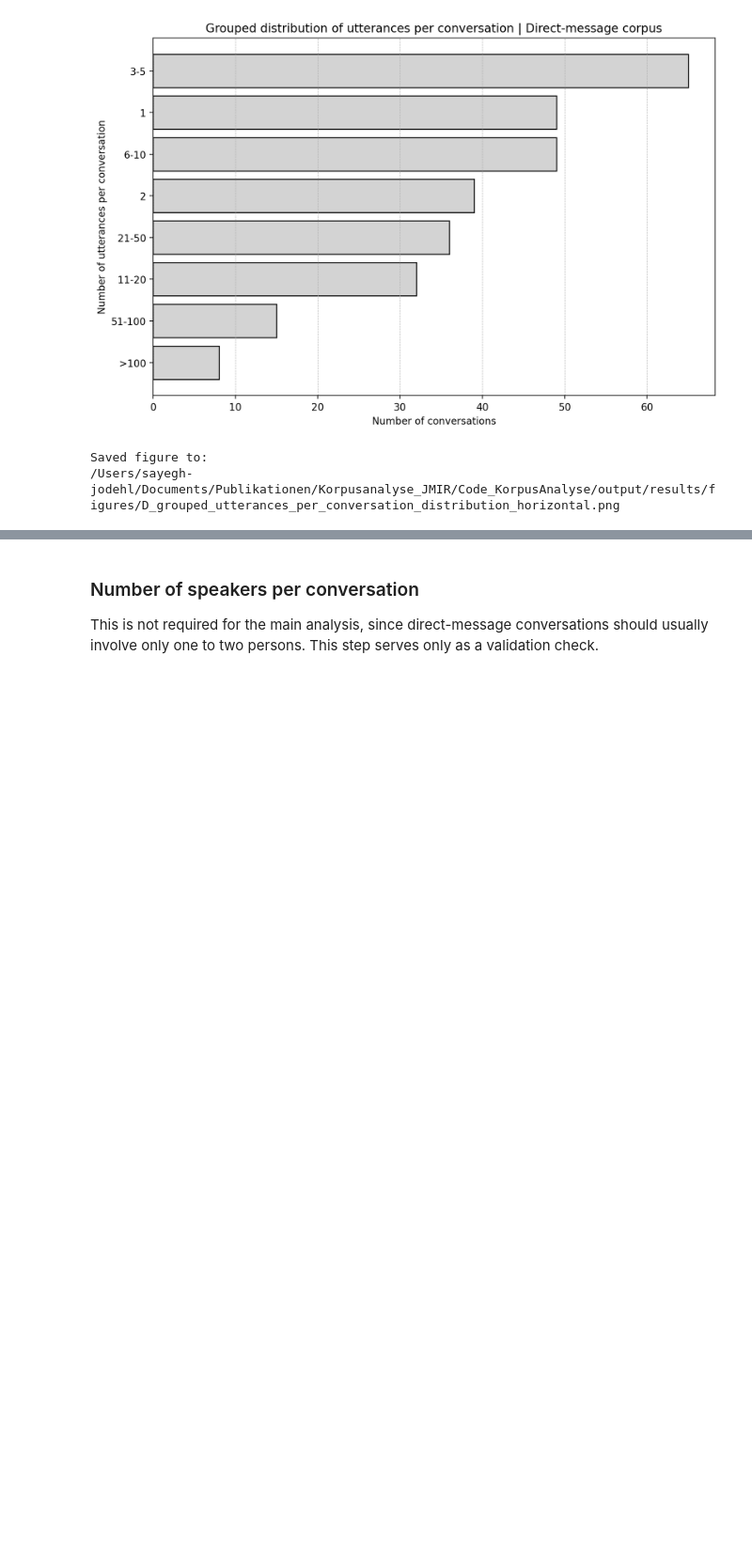
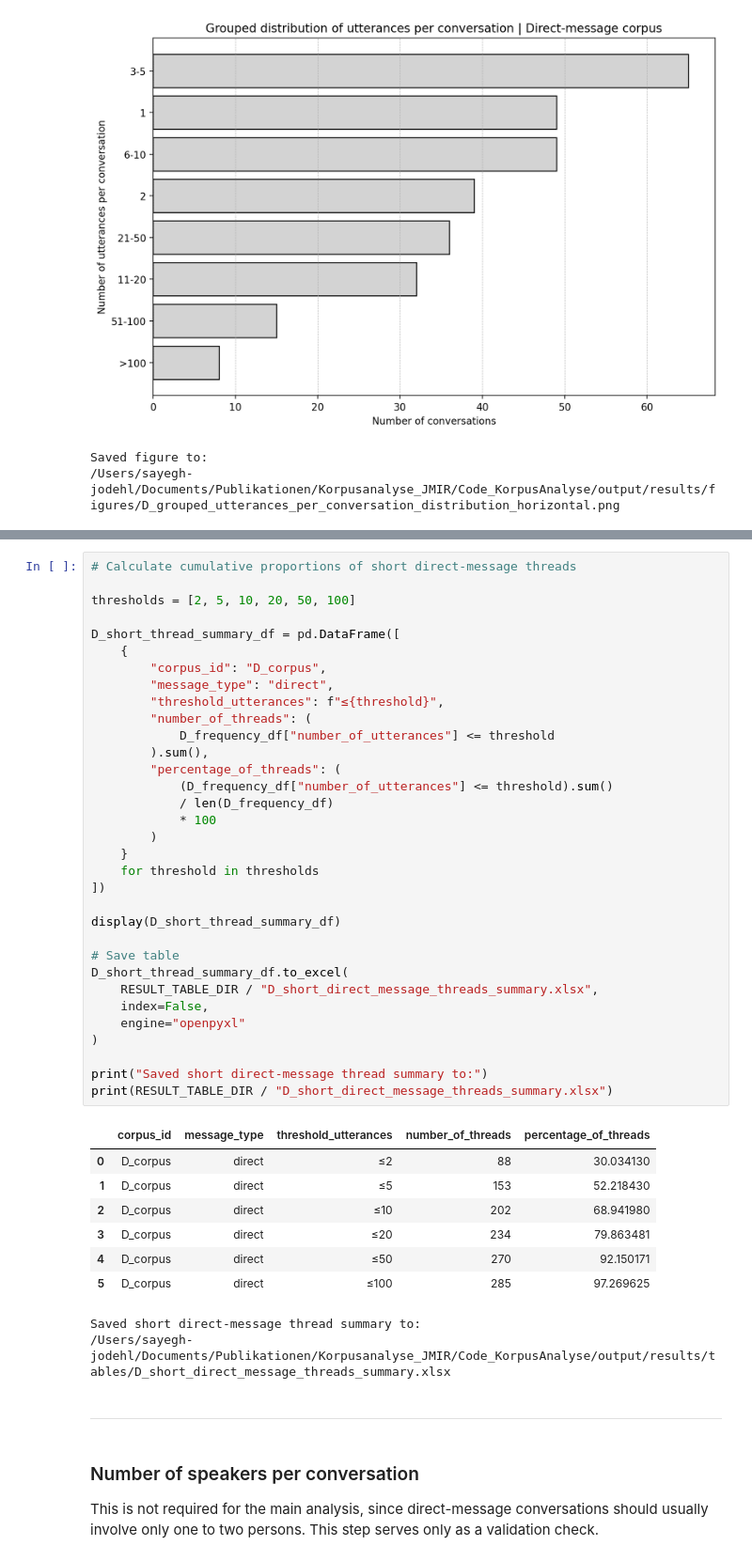
Before and after one commit to sajosa/DocTalk-Corpus-Analysis, a Jupyter notebook: 01_direct_messages_analysis/DocTalk_ChatCorpus_Analyse_Dir.ipynb, the cells around one changed output, grey strips where cells are left out. Shown at 94% size. Cells and saved outputs as stored; diff of their text form; blank space fills up the shorter version.

Commit message:
direct messages statistics

```diff
--- a/01_direct_messages_analysis/DocTalk_ChatCorpus_Analyse_Dir.ipynb
+++ b/01_direct_messages_analysis/DocTalk_ChatCorpus_Analyse_Dir.ipynb
@@ -1779,3 +1887,48 @@ The grouped distribution of utterances per conversation shows that direct-messag
+# %%
+# Calculate cumulative proportions of short direct-message threads
+
+thresholds = [2, 5, 10, 20, 50, 100]
+
+D_short_thread_summary_df = pd.DataFrame([
+    {
+        "corpus_id": "D_corpus",
+        "message_type": "direct",
+        "threshold_utterances": f"≤{threshold}",
+        "number_of_threads": (
+            D_frequency_df["number_of_utterances"] <= threshold
+        ).sum(),
+        "percentage_of_threads": (
+            (D_frequency_df["number_of_utterances"] <= threshold).sum()
+            / len(D_frequency_df)
+            * 100
+        )
+    }
+    for threshold in thresholds
+])
+
+display(D_short_thread_summary_df)
+
+# Save table
+D_short_thread_summary_df.to_excel(
+    RESULT_TABLE_DIR / "D_short_direct_message_threads_summary.xlsx",
+    index=False,
+    engine="openpyxl"
+)
+
+print("Saved short direct-message thread summary to:")
+print(RESULT_TABLE_DIR / "D_short_direct_message_threads_summary.xlsx")
+# %% [output]
+|  | corpus_id | message_type | threshold_utterances | number_of_threads | percentage_of_threads |
+| 0 | D_corpus | direct | ≤2 | 88 | 30.034130 |
+| 1 | D_corpus | direct | ≤5 | 153 | 52.218430 |
+| 2 | D_corpus | direct | ≤10 | 202 | 68.941980 |
+| 3 | D_corpus | direct | ≤20 | 234 | 79.863481 |
+| 4 | D_corpus | direct | ≤50 | 270 | 92.150171 |
+| 5 | D_corpus | direct | ≤100 | 285 | 97.269625 |
+Saved short direct-message thread summary to:
+/Users/sayegh-jodehl/Documents/Publikationen/Korpusanalyse_JMIR/Code_KorpusAnalyse/output/results/tables/D_short_direct_message_threads_summary.xlsx
+# %% [markdown]
+---
 # %% [markdown]
 ### Number of speakers per conversation <br>
 This is not required for the main analysis, since direct-message conversations should usually involve only one to two persons. This step serves only as a validation check.
```
Also changed, not shown: parts of 20 cells of this notebook, 3 other files.
